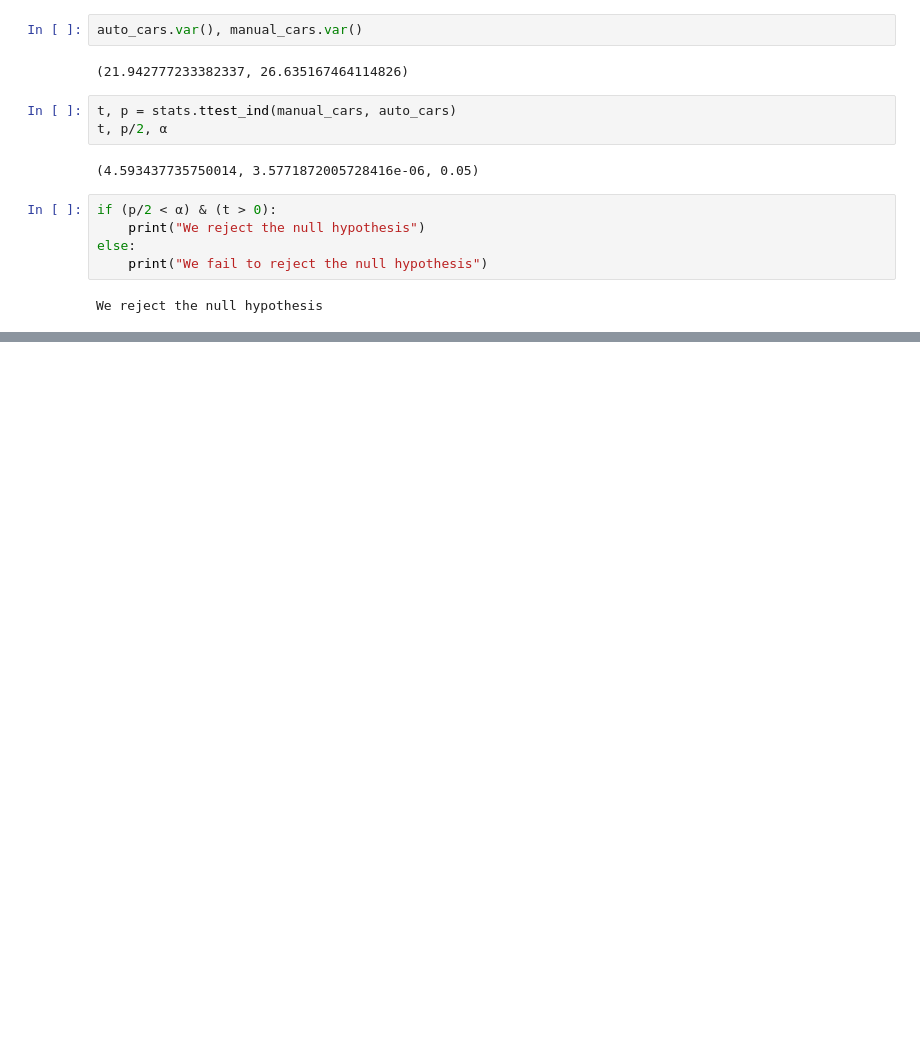
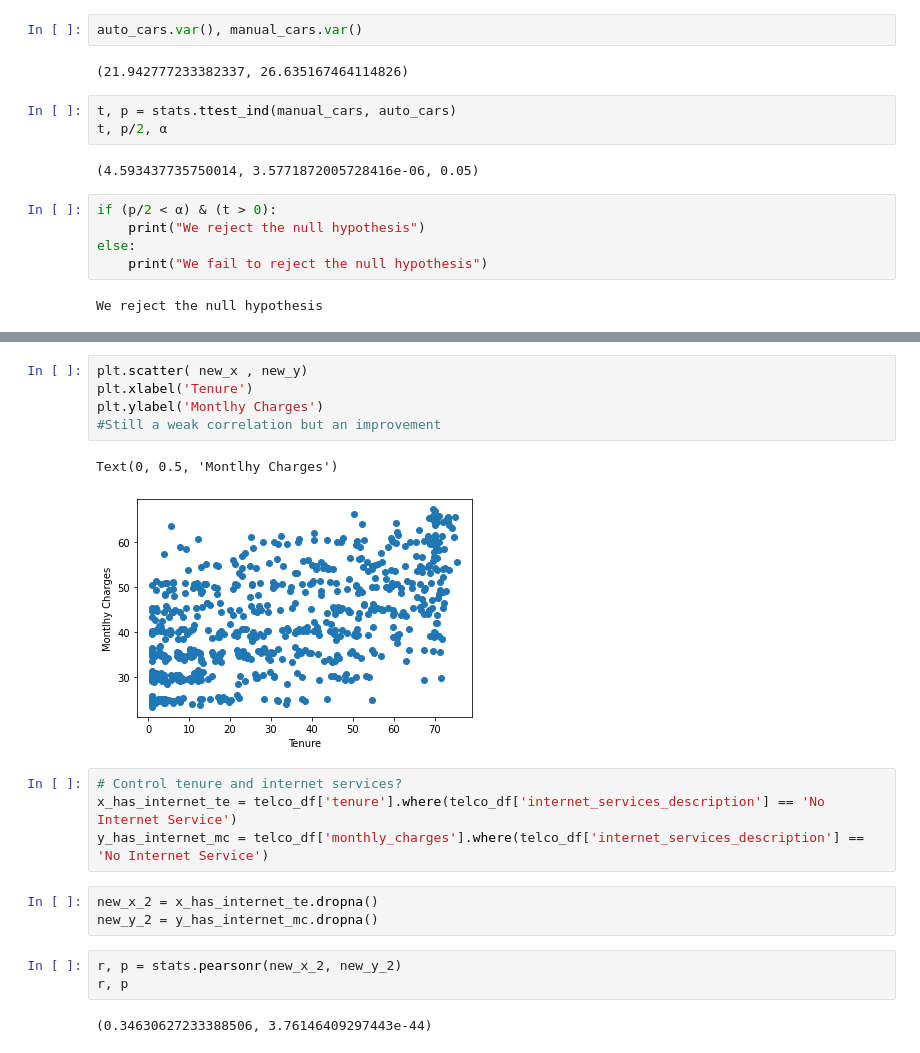
Before and after one commit to Olivert75/statistics-exercises, a Jupyter notebook: hypothesis_testing.ipynb, the cells around one changed output, grey strips where cells are left out. Drawn from its saved outputs; the diff is of its cells as text; blank space fills up the shorter version.

```diff
--- a/hypothesis_testing.ipynb
+++ b/hypothesis_testing.ipynb
@@ -218,0 +343,20 @@ We reject the null hypothesis
+# %%
+plt.scatter( new_x , new_y)
+plt.xlabel('Tenure')
+plt.ylabel('Montlhy Charges')
+#Still a weak correlation but an improvement
+# %% [output]
+Text(0, 0.5, 'Montlhy Charges')
+[figure, added]
+# %%
+# Control tenure and internet services?
+x_has_internet_te = telco_df['tenure'].where(telco_df['internet_services_description'] == 'No Internet Service')
+y_has_internet_mc = telco_df['monthly_charges'].where(telco_df['internet_services_description'] ==  'No Internet Service')
+# %%
+new_x_2 = x_has_internet_te.dropna()
+new_y_2 = y_has_internet_mc.dropna()
+# %%
+r, p = stats.pearsonr(new_x_2, new_y_2)
+r, p
+# %% [output]
+(0.34630627233388506, 3.76146409297443e-44)
```
Also changed, not shown: parts of 26 cells of this notebook.
